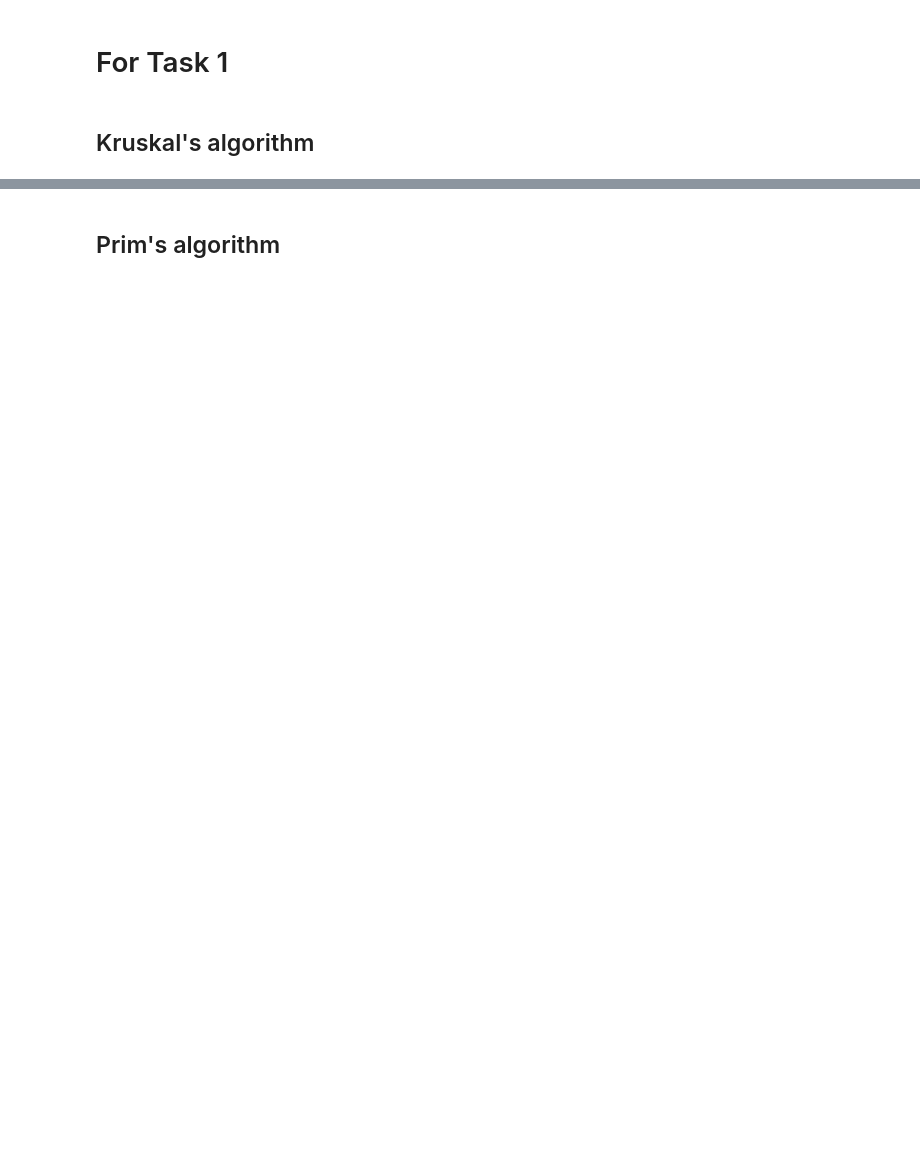
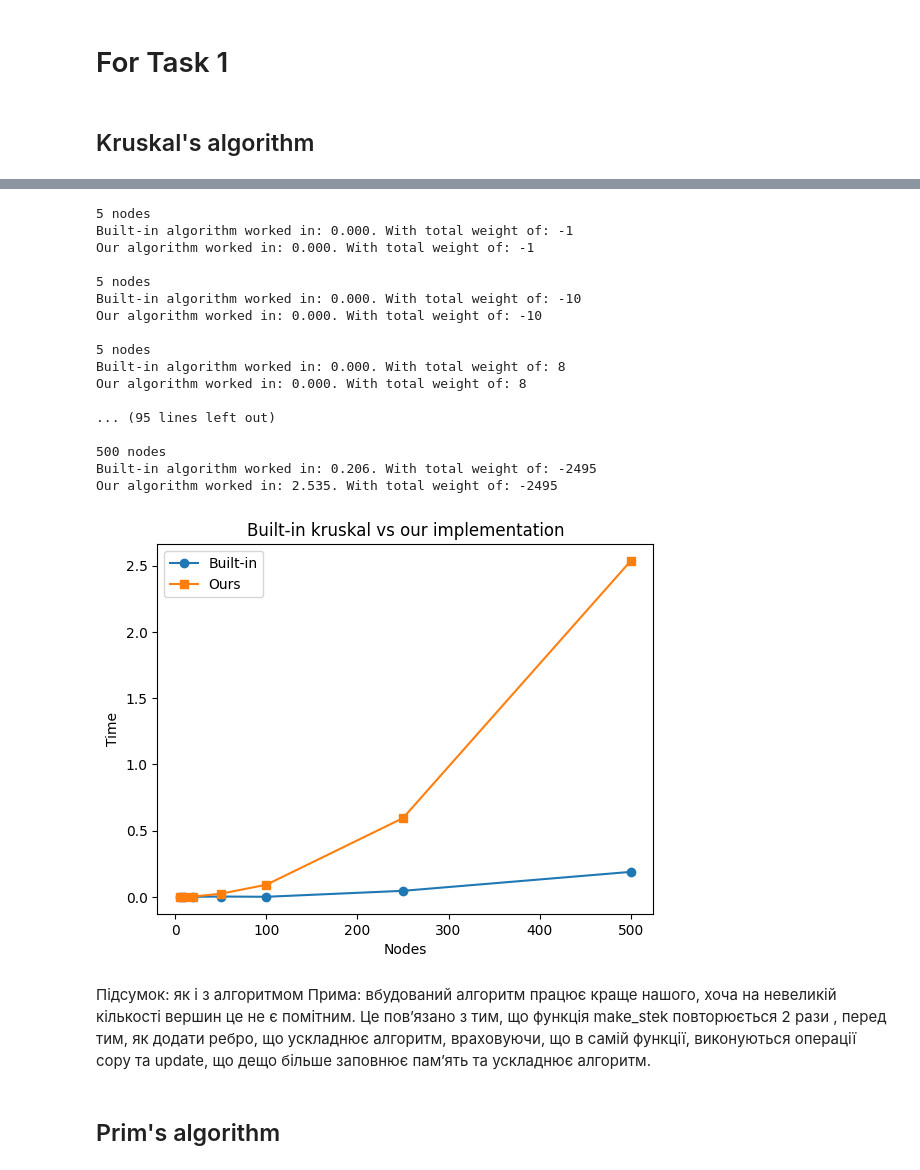
Before and after one commit to BlueSkyAndSomeCurses/sem_2_disc_lab_1, a Jupyter notebook: GraphGeneration.ipynb, the cells around one changed output, grey strips where cells are left out. Cells and saved outputs as stored; diff of their text form; code cells hidden in the pictures; blank space fills up the shorter version.

```diff
--- a/GraphGeneration.ipynb
+++ b/GraphGeneration.ipynb
@@ -89,3 +150,71 @@ mstk.edges(), len(mstk.edges())
+# %%
+import matplotlib.pyplot as plt
+from time import time
+vertices_num = [5,10,20,50,100,250,500]
+y1 = []
+y2 = []
+
+for i in vertices_num:
+
+    time_sum = 0
+    time_sum_own = 0
+    for _ in range(4):
+
+        G_ = gnp_random_connected_graph(i, 1, False, False)
+
+        print(i, "nodes")
+
+        start = time()
+        mstp_ = tree.minimum_spanning_tree(G_, algorithm="kruskal")
+        stop = time() - start
+        print(f"Built-in algorithm worked in: {stop:.3f}. With total weight of: {sum(mstp_.get_edge_data(*edge)['weight'] for edge in mstp_.edges)}")
+        time_sum += stop
+
+        start = time()
+        mstp_own = kruskal(G_)
+        stop = time() - start
+        print(f"Our algorithm worked in: {stop:.3f}. With total weight of: {sum(mstp_own.get_edge_data(*edge)['weight'] for edge in mstp_own.edges)}\n")
+        time_sum_own += stop
+
+    y1.append(float(f"{time_sum/4:.3f}"))
+    y2.append(float(f"{time_sum_own/4:.3f}"))
+
+plt.plot(vertices_num, y1, label='Built-in', marker='o')
+
+# Plotting the second dataset
+plt.plot(vertices_num, y2, label='Ours', marker='s')
+
+# Adding labels and title
+plt.xlabel('Nodes')
+plt.ylabel('Time')
+plt.title('Built-in kruskal vs our implementation')
+
+# Adding a legend to differentiate between datasets
+plt.legend()
+
+# Display the plot
+plt.show()
+# %% [output]
+5 nodes
+Built-in algorithm worked in: 0.000. With total weight of: -1
+Our algorithm worked in: 0.000. With total weight of: -1
+
+5 nodes
+Built-in algorithm worked in: 0.000. With total weight of: -10
+Our algorithm worked in: 0.000. With total weight of: -10
+
+5 nodes
+Built-in algorithm worked in: 0.000. With total weight of: 8
+Our algorithm worked in: 0.000. With total weight of: 8
+
+... (95 lines left out)
+
+500 nodes
+Built-in algorithm worked in: 0.206. With total weight of: -2495
+Our algorithm worked in: 2.535. With total weight of: -2495
+[figure, added]
+# %% [markdown]
+Підсумок: як і з алгоритмом Прима: вбудований алгоритм працює краще нашого, хоча на невеликій кількості вершин це не є помітним. Це пов’язано з тим, що функція make_stek повторюється 2 рази , перед тим, як додати ребро, що ускладнює алгоритм, враховуючи, що в самій функції, виконуються операції copy та update, що дещо більше заповнює пам’ять та ускладнює алгоритм.
 # %% [markdown]
 ## Prim's algorithm
 # %%
```
Also changed, not shown: parts of 26 cells of this notebook, 5 other files.
